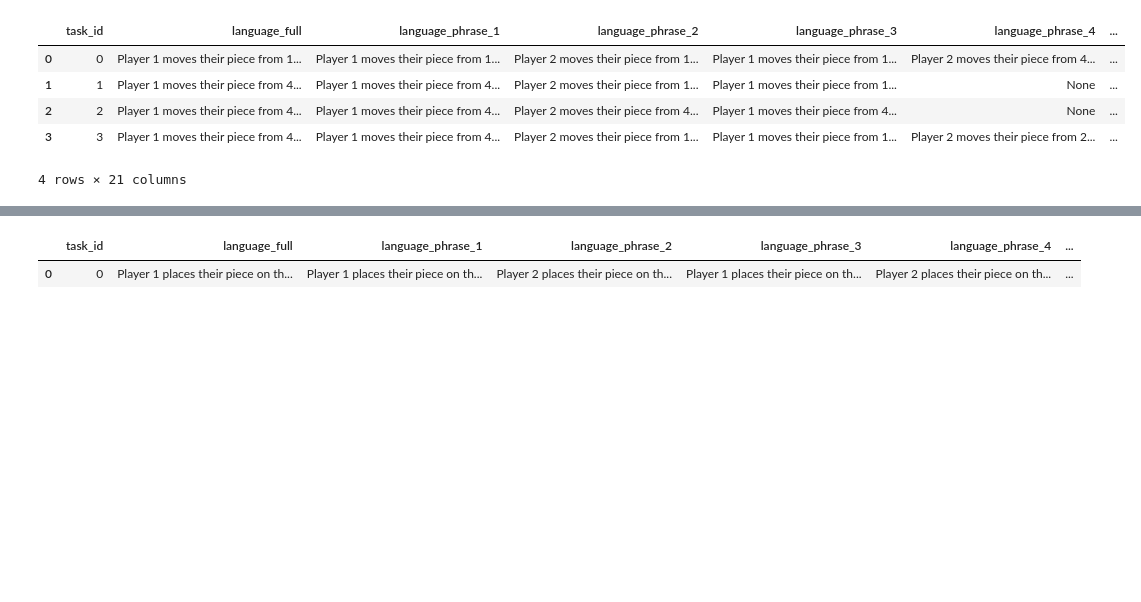
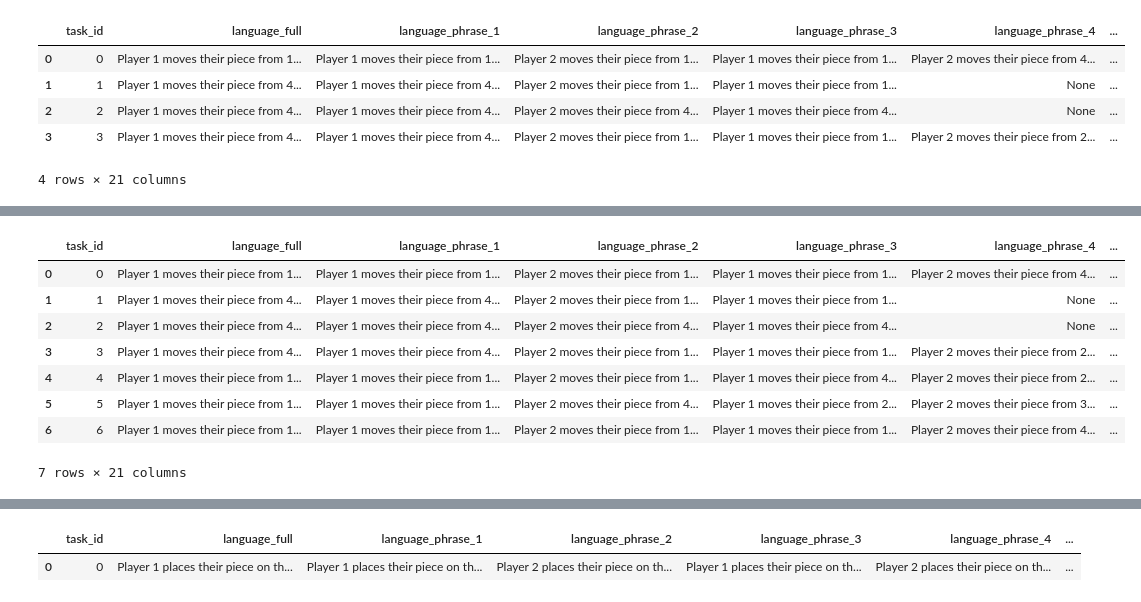
Before and after one commit to chiragfalor/6861-Project-2023, a Jupyter notebook: first_pipeline/data/game_condition_query/create.ipynb, the cells around one changed output, grey strips where cells are left out. Cells and saved outputs as stored; diff of their text form; code cells hidden in the pictures; blank space fills up the shorter version.

```diff
--- a/first_pipeline/data/game_condition_query/create.ipynb
+++ b/first_pipeline/data/game_condition_query/create.ipynb
@@ -477,0 +507,2 @@ df
+# %%
+df.loc[4] = row
@@ -477,0 +558,21 @@ df
+# %%
+row = [6, 'Player 1 moves their piece from 1st row, 4th column to 2nd row, 4th column. Player 2 moves their piece from 1st row, 3rd column to 2nd row, 3rd column. Player 1 moves their piece from 1st row, 2nd column to 2nd row, 2nd column. Player 2 moves their piece from 4th row, 4th column to 3rd row, 4th column. Player 1 moves their piece from 2nd row, 2nd column to 1st row, 2nd column.',
+      'Player 1 moves their piece from 1st row, 4th column to 2nd row, 4th column.',
+      'Player 2 moves their piece from 1st row, 3rd column to 2nd row, 3rd column.',
+      'Player 1 moves their piece from 1st row, 2nd column to 2nd row, 2nd column.',
+      'Player 2 moves their piece from 4th row, 4th column to 3rd row, 4th column.',
+      'Player 1 moves their piece from 2nd row, 2nd column to 1st row, 2nd column.',
+      None,
+      None,
+      None,
+      'Player 2 want to move their piece from 2nd row, 3rd column to 2nd row, 2nd column. Is this a valid move?',
+      '(Move D4-D3)',
+      '(Move C4-C3)',
+      '(Move B4-B3)',
+      '(Move D1-D2)',
+      '(Move B3-B4)',
+      None,
+      None,
+      None,
+      '(Move C3-B3)',
+      'A valid move because currently there is no piece on the 2nd row, 2nd column, and a piece is allowed to move into an adjacent orthogonal empty cell']
@@ -477,0 +589,12 @@ df
+# %%
+df
+# %% [output]
+|  | task_id | language_full | language_phrase_1 | language_phrase_2 | language_phrase_3 | language_phrase_4 | ... |
+| 0 | 0 | Player 1 moves their piece from 1... | Player 1 moves their piece from 1... | Player 2 moves their piece from 1... | Player 1 moves their piece from 1... | Player 2 moves their piece from 4... | ... |
+| 1 | 1 | Player 1 moves their piece from 4... | Player 1 moves their piece from 4... | Player 2 moves their piece from 1... | Player 1 moves their piece from 1... | None | ... |
+| 2 | 2 | Player 1 moves their piece from 4... | Player 1 moves their piece from 4... | Player 2 moves their piece from 4... | Player 1 moves their piece from 4... | None | ... |
+| 3 | 3 | Player 1 moves their piece from 4... | Player 1 moves their piece from 4... | Player 2 moves their piece from 1... | Player 1 moves their piece from 1... | Player 2 moves their piece from 2... | ... |
+| 4 | 4 | Player 1 moves their piece from 1... | Player 1 moves their piece from 1... | Player 2 moves their piece from 1... | Player 1 moves their piece from 4... | Player 2 moves their piece from 2... | ... |
+| 5 | 5 | Player 1 moves their piece from 1... | Player 1 moves their piece from 1... | Player 2 moves their piece from 4... | Player 1 moves their piece from 2... | Player 2 moves their piece from 3... | ... |
+| 6 | 6 | Player 1 moves their piece from 1... | Player 1 moves their piece from 1... | Player 2 moves their piece from 1... | Player 1 moves their piece from 1... | Player 2 moves their piece from 4... | ... |
+7 rows × 21 columns
```
Also changed, not shown: parts of 21 cells of this notebook, 1 other file.
